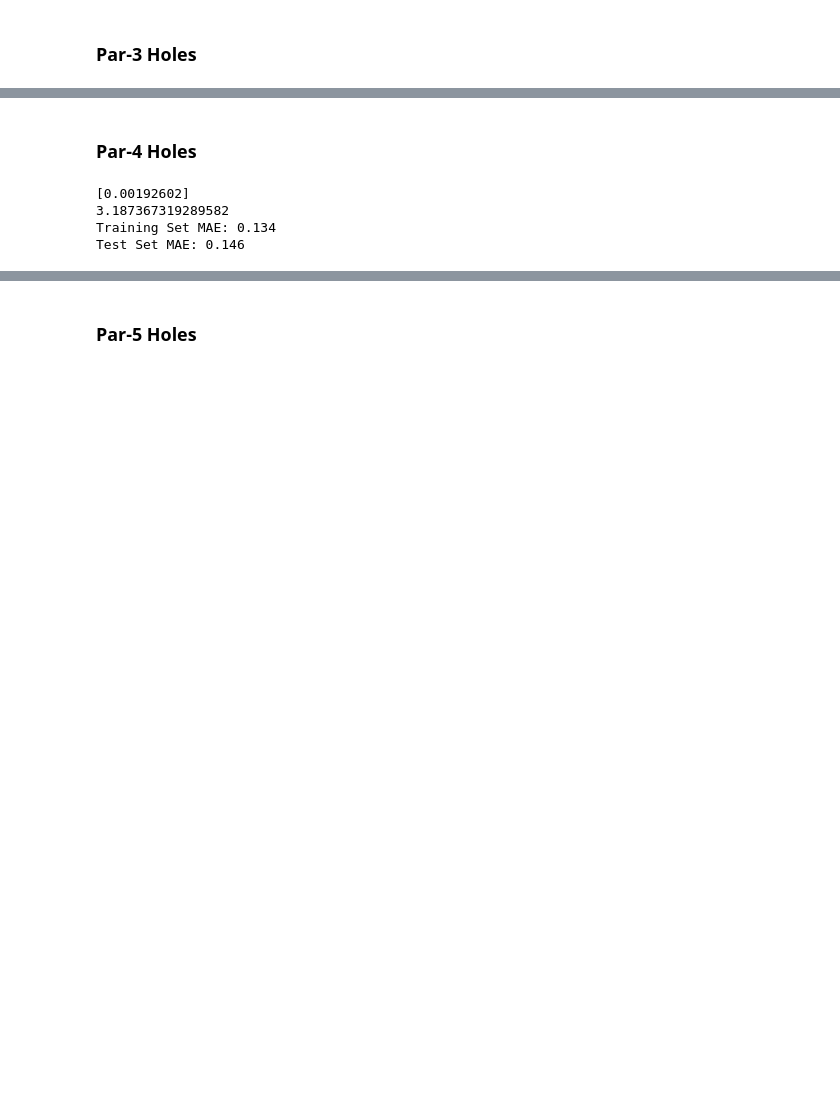
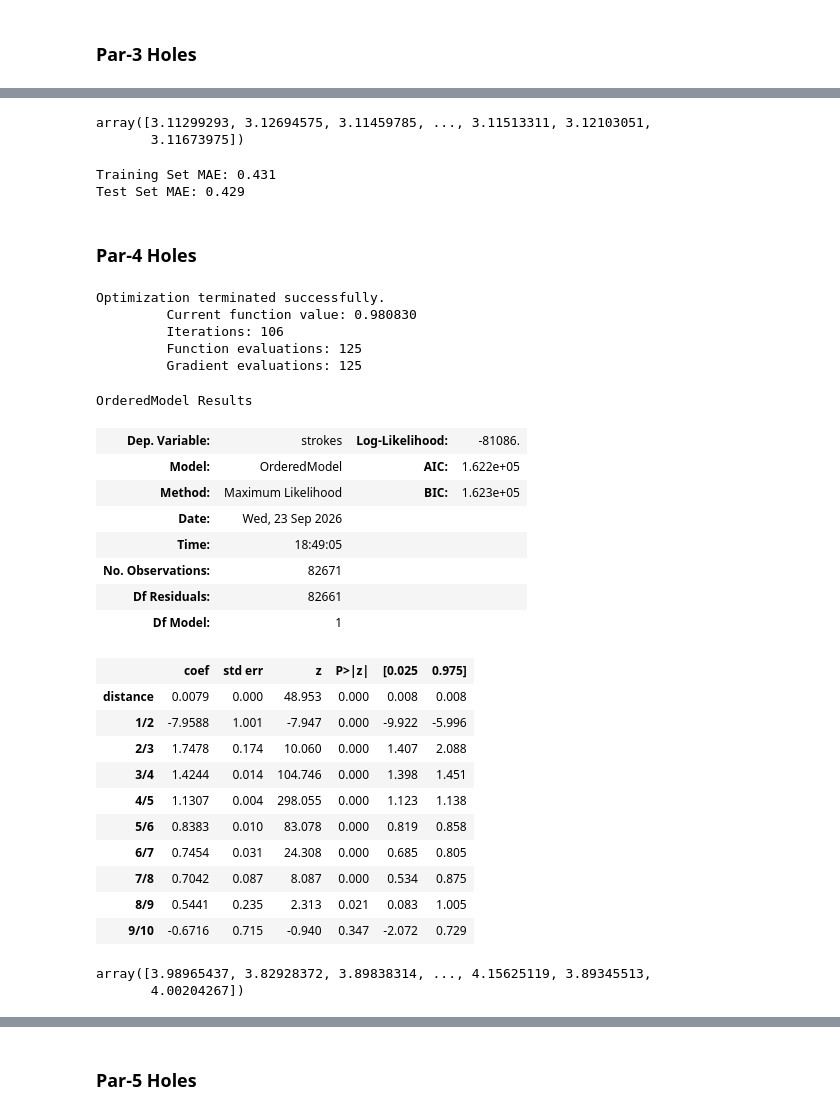
Before and after one commit to basketballrelativity/driving, a Jupyter notebook: driving.ipynb, the cells around one changed output, grey strips where cells are left out. Cells and saved outputs as stored; diff of their text form; code cells hidden in the pictures; blank space fills up the shorter version.

```diff
--- a/driving.ipynb
+++ b/driving.ipynb
@@ -85,19 +107,65 @@ Test Set MAE: 0.111
+# %%
+preds = res_prob.predict(x_train3[["distance"]])
+strokes = np.array(range(1, len(preds.columns)+1))
+preds_strokes = np.dot(preds.values, strokes)
+preds_strokes
+# %% [output]
+array([3.11299293, 3.12694575, 3.11459785, ..., 3.11513311, 3.12103051,
+       3.11673975])
+# %%
+test_preds = res_prob.predict(x_test3[["distance"]])
+test_strokes = np.array(range(1, len(test_preds.columns)+1))
+test_preds_strokes = np.dot(test_preds.values, test_strokes)
+
+print("Training Set MAE: " + str(round(mean_absolute_error(y_train3["strokes"],
+                                                           preds_strokes), 3)))
+print("Test Set MAE: " + str(round(mean_absolute_error(y_test3["strokes"],
+                                                       test_preds_strokes), 3)))
+# %% [output]
+Training Set MAE: 0.431
+Test Set MAE: 0.429
 # %% [markdown]
 ### Par-4 Holes
-# %%
-par_4_model = LinearRegression()
-par_4_model.fit(x_train[x_train["par"]==4][["distance"]], y_train[x_train["par"]==4]["strokes"],
-                sample_weight=x_train[x_train["par"]==4]["count"])
-
-# Model parameters and MAE
-print(par_4_model.coef_)
-print(par_4_model.intercept_)
-print("Training Set MAE: " + str(round(mean_absolute_error(y_train[x_train["par"]==4]["strokes"],
-                                                           par_4_model.predict(x_train[x_train["par"]==4][["distance"]])), 3)))
-print("Test Set MAE: " + str(round(mean_absolute_error(y_test[x_test["par"]==4]["strokes"],
-                                                       par_4_model.predict(x_test[x_test["par"]==4][["distance"]])), 3)))
-# %% [output]
-[0.00192602]
-3.187367319289582
-Training Set MAE: 0.134
-Test Set MAE: 0.146
+# %%
+par_4_df = hole_df[hole_df["par"]==4]
+x_train4, x_test4, y_train4, y_test4 = train_test_split(par_4_df[["distance"]], par_4_df[["strokes"]], test_size=0.25, random_state=42)
+mod_prob4 = OrderedModel(
+    y_train4["strokes"], x_train4[["distance"]], distr="logit"
+)
+
+res_prob4 = mod_prob4.fit(method="bfgs")
+res_prob4.summary()
+# %% [output]
+Optimization terminated successfully.
+         Current function value: 0.980830
+         Iterations: 106
+         Function evaluations: 125
+         Gradient evaluations: 125
+OrderedModel Results
+| Dep. Variable: | strokes | Log-Likelihood: | -81086. |
+| Model: | OrderedModel | AIC: | 1.622e+05 |
+| Method: | Maximum Likelihood | BIC: | 1.623e+05 |
+| Date: | Wed, 23 Sep 2026 |  |  |
+| Time: | 18:49:05 |  |  |
+| No. Observations: | 82671 |  |  |
+| Df Residuals: | 82661 |  |  |
+| Df Model: | 1 |  |  |
+|  | coef | std err | z | P>|z| | [0.025 | 0.975] |
+| distance | 0.0079 | 0.000 | 48.953 | 0.000 | 0.008 | 0.008 |
+| 1/2 | -7.9588 | 1.001 | -7.947 | 0.000 | -9.922 | -5.996 |
+| 2/3 | 1.7478 | 0.174 | 10.060 | 0.000 | 1.407 | 2.088 |
+| 3/4 | 1.4244 | 0.014 | 104.746 | 0.000 | 1.398 | 1.451 |
+| 4/5 | 1.1307 | 0.004 | 298.055 | 0.000 | 1.123 | 1.138 |
+| 5/6 | 0.8383 | 0.010 | 83.078 | 0.000 | 0.819 | 0.858 |
+| 6/7 | 0.7454 | 0.031 | 24.308 | 0.000 | 0.685 | 0.805 |
+| 7/8 | 0.7042 | 0.087 | 8.087 | 0.000 | 0.534 | 0.875 |
+| 8/9 | 0.5441 | 0.235 | 2.313 | 0.021 | 0.083 | 1.005 |
+| 9/10 | -0.6716 | 0.715 | -0.940 | 0.347 | -2.072 | 0.729 |
+# %%
+preds4 = res_prob4.predict(x_train4[["distance"]])
+strokes4 = np.array(range(1, len(preds4.columns)+1))
+preds_strokes4 = np.dot(preds4.values, strokes4)
+preds_strokes4
+# %% [output]
+array([3.98965437, 3.82928372, 3.89838314, ..., 4.15625119, 3.89345513,
+       4.00204267])
```
Also changed, not shown: parts of 15 cells of this notebook, 1 other file.
